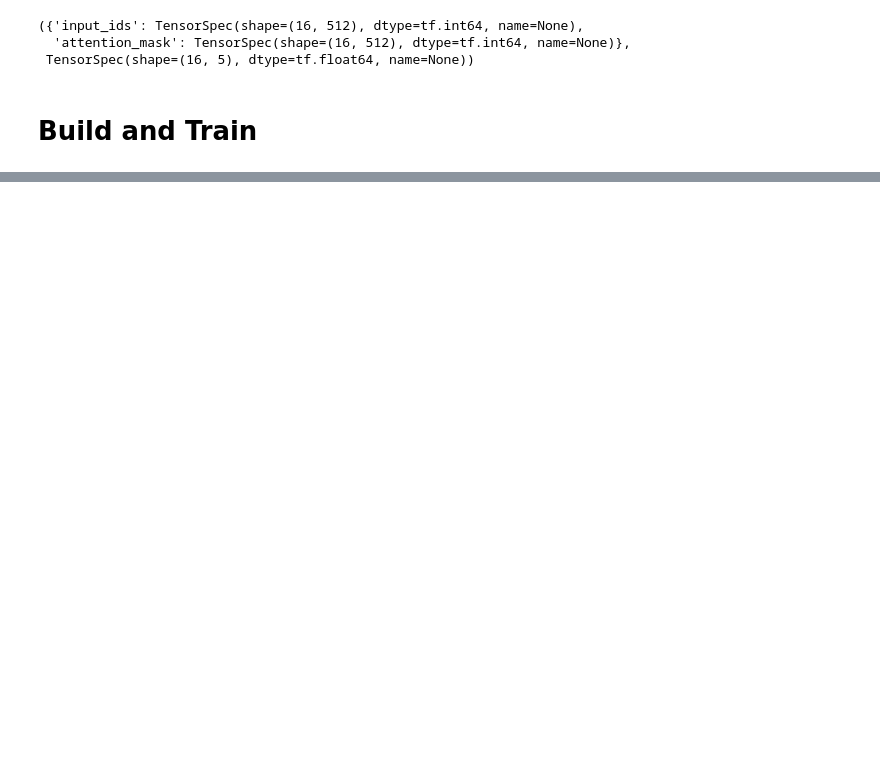
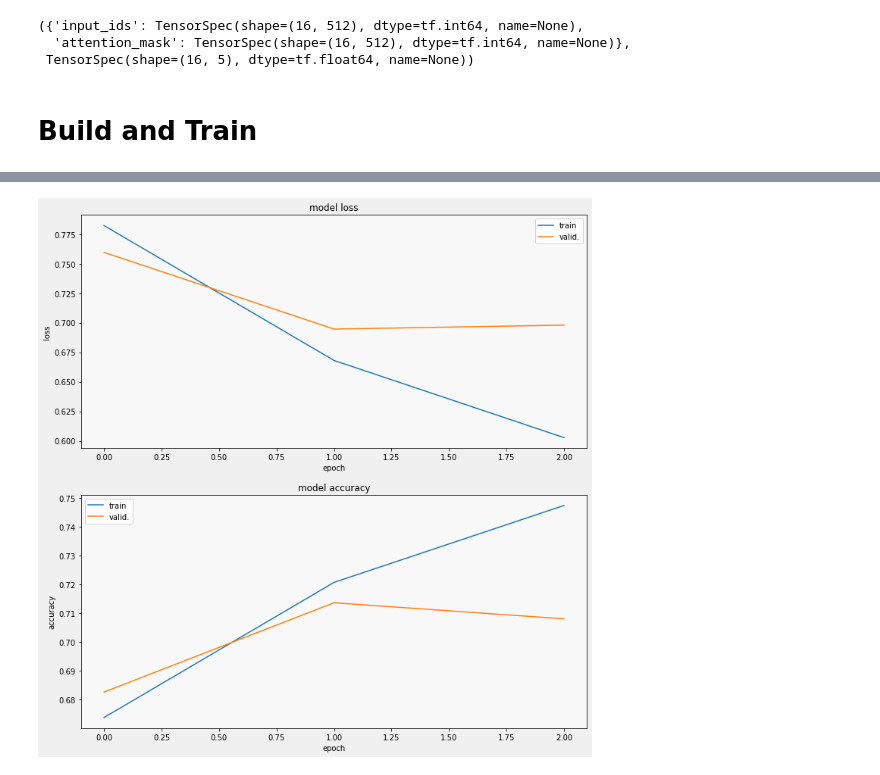
Before and after one commit to taaha/NLP-movie-review-sentiment-analysis, a Jupyter notebook: sentiment-analysis-on-movie-review.ipynb, the cells around one changed output, grey strips where cells are left out. Saved outputs shown, nothing was run; the diff lists cells and outputs as text; code cells hidden in the pictures; blank space fills up the shorter version.

```diff
--- a/sentiment-analysis-on-movie-review.ipynb
+++ b/sentiment-analysis-on-movie-review.ipynb
@@ -42,0 +70,4 @@ Fri Dec 23 13:35:17 2022
+# %%
+resolver = tf.distribute.cluster_resolver.TPUClusterResolver(tpu='grpc://10.0.0.2:8470')
+tf.config.experimental_connect_to_cluster(resolver)
+tf.tpu.experimental.initialize_tpu_system(resolver)
@@ -352,7 +373,0 @@ Fri Dec 23 13:38:46 2022
-# %%
-with tf.device('/device:GPU:0'):
-    history = model.fit(
-        train_ds,
-        validation_data = val_ds,
-        epochs = 3
-    )
@@ -366 +374,32 @@ Epoch 3/3
+# %%
+from matplotlib import pyplot as plt
+
+def display_training_curves(training, validation, title, subplot):
+    if subplot%10==1: # set up the subplots on the first call
+        plt.subplots(figsize=(10,10), facecolor='#F0F0F0')
+        plt.tight_layout()
+    ax = plt.subplot(subplot)
+    ax.set_facecolor('#F8F8F8')
+    ax.plot(training)
+    ax.plot(validation)
+    ax.set_title('model '+ title)
+    ax.set_ylabel(title)
+    #ax.set_ylim(0.28,1.05)
+    ax.set_xlabel('epoch')
+    ax.legend(['train', 'valid.'])
+# %%
+display_training_curves(
+    history.history['loss'],
+    history.history['val_loss'],
+    'loss',
+    211,
+)
+display_training_curves(
+    history.history['accuracy'],
+    history.history['val_accuracy'],
+    'accuracy',
+    212,
+)
+# %% [output]
+[figure, added]
 # %%
```
Also changed, not shown: parts of 26 cells of this notebook.
